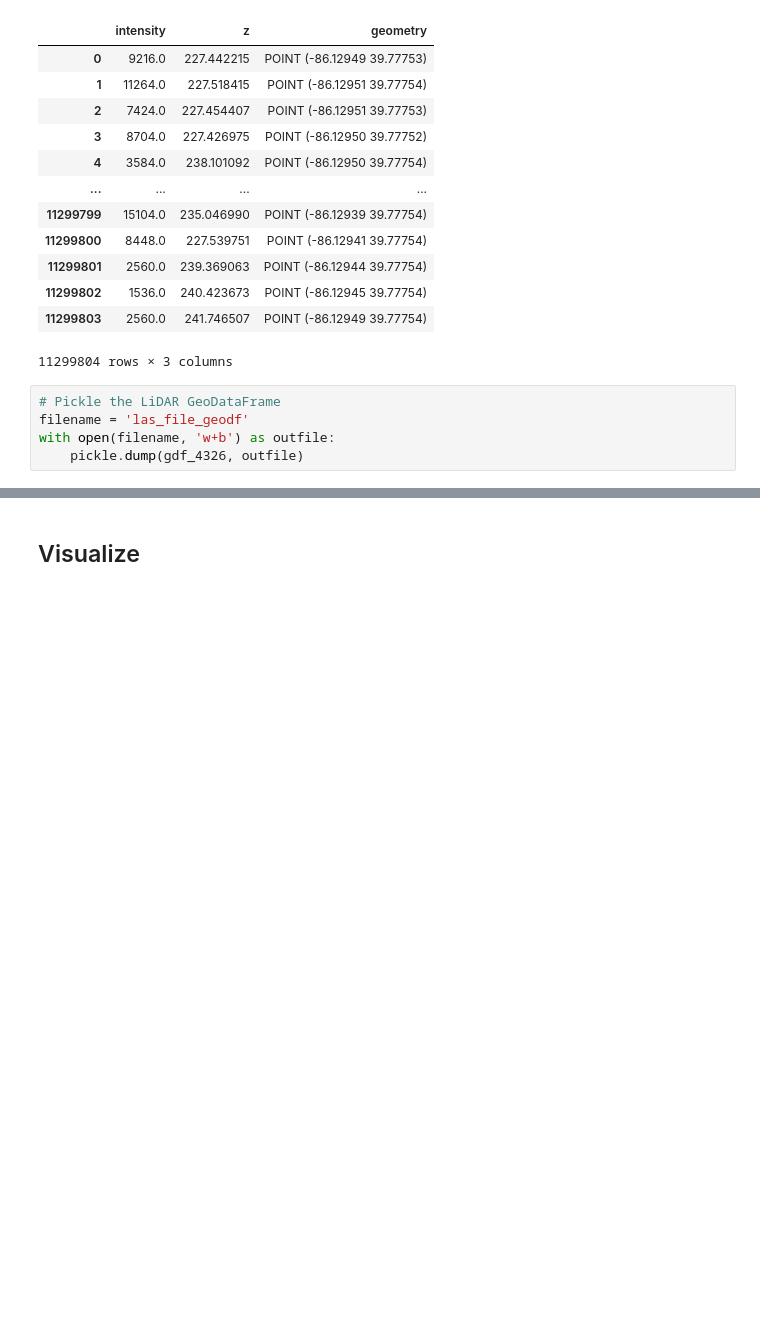
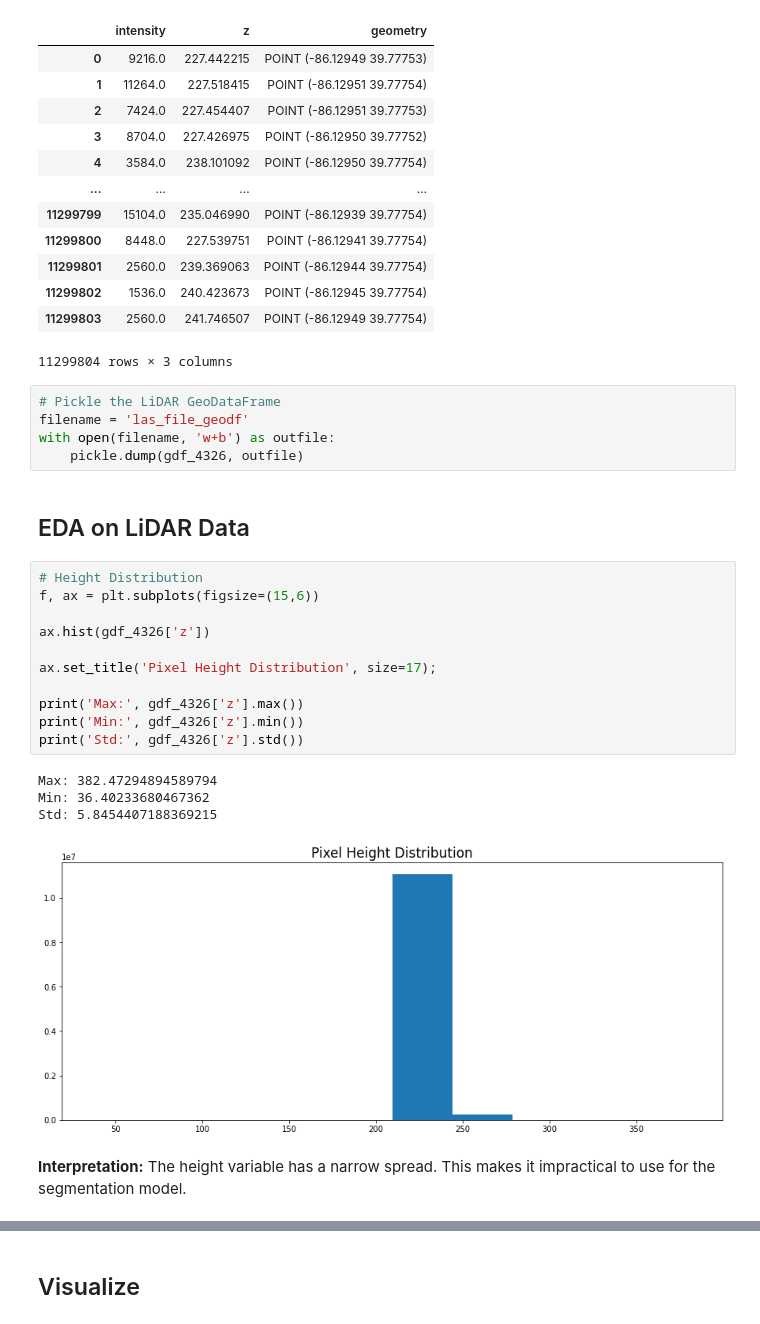
Before and after one commit to zach-brown-18/is-it-abandoned, a Jupyter notebook: Data_ingestion.ipynb, the cells around one changed output, grey strips where cells are left out. Drawn from its saved outputs; the diff is of its cells as text; blank space fills up the shorter version.

Commit message:
EDA on LiDAR intensity and height.

```diff
--- a/Data_ingestion.ipynb
+++ b/Data_ingestion.ipynb
@@ -146,3 +149,23 @@ gdf_4326
 filename = 'las_file_geodf'
 with open(filename, 'w+b') as outfile:
     pickle.dump(gdf_4326, outfile)
+# %% [markdown]
+## EDA on LiDAR Data
+# %%
+# Height Distribution
+f, ax = plt.subplots(figsize=(15,6))
+
+ax.hist(gdf_4326['z'])
+
+ax.set_title('Pixel Height Distribution', size=17);
+
+print('Max:', gdf_4326['z'].max())
+print('Min:', gdf_4326['z'].min())
+print('Std:', gdf_4326['z'].std())
+# %% [output]
+Max: 382.47294894589794
+Min: 36.40233680467362
+Std: 5.8454407188369215
+[figure, added]
+# %% [markdown]
+**Interpretation:** The height variable has a narrow spread. This makes it impractical to use for the segmentation model.
```
Also changed, not shown: parts of 8 cells of this notebook, 7 other files.
